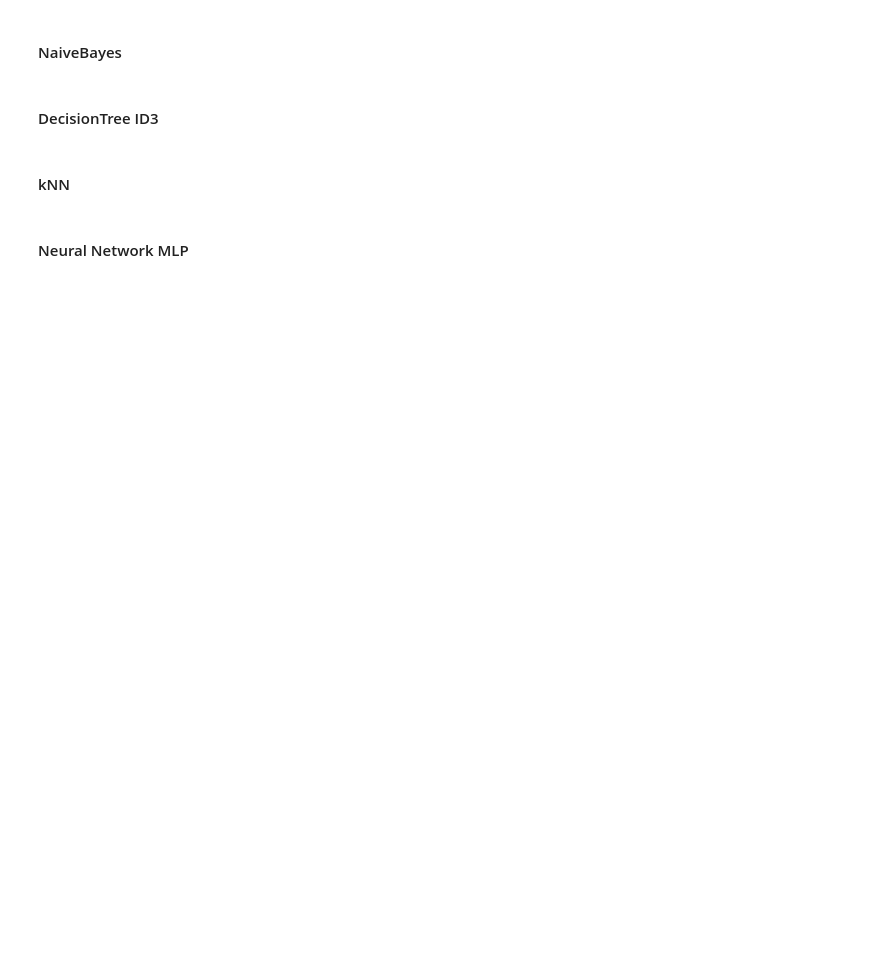
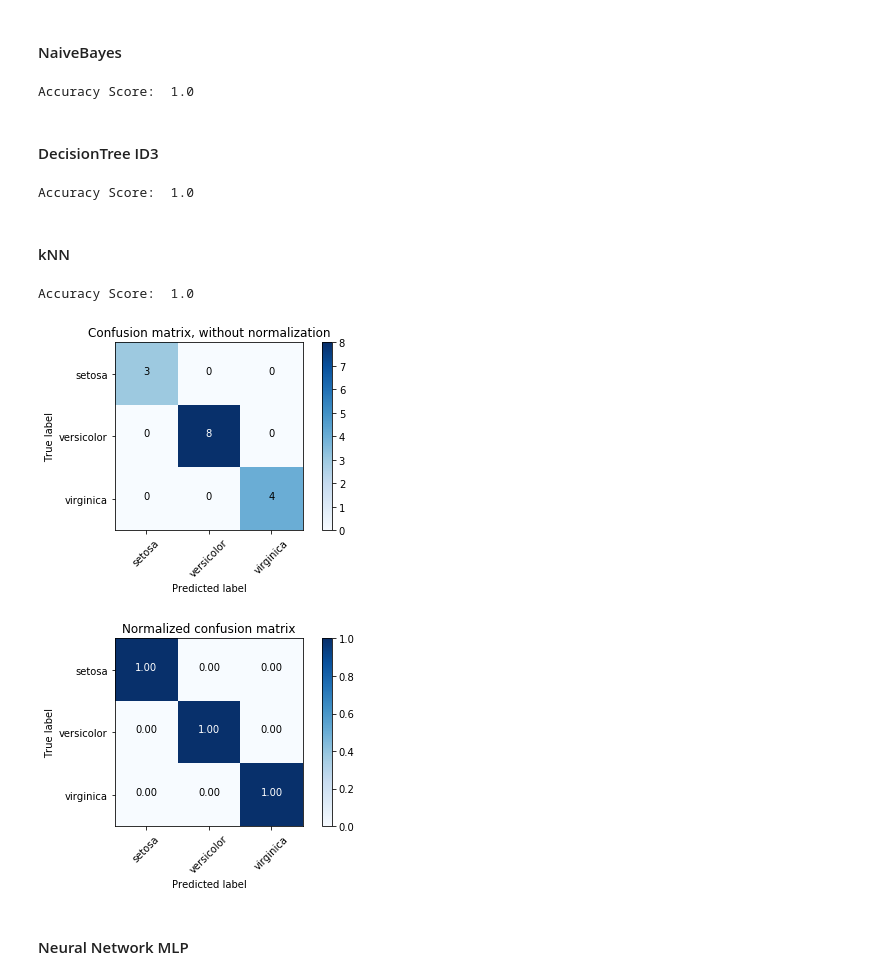
Before and after one commit to ermasavior/scikit-learn-ML, a Jupyter notebook: Tucil2_13516072.ipynb, the cells around one changed output. Saved outputs shown, nothing was run; the diff lists cells and outputs as text; code cells hidden in the pictures; blank space fills up the shorter version.

Commit message:
Add conf matrix, save model, write model

```diff
--- a/Tucil2_13516072.ipynb
+++ b/Tucil2_13516072.ipynb
@@ -73,0 +79,13 @@ kNN tidak menghasilkan model/hipotesis
+# %%
+#Classifier kNN
+from sklearn.neighbors import KNeighborsClassifier
+n_neighbors = 9
+
+def getKNNClassifier(X, y):
+    knn_clf = KNeighborsClassifier(n_neighbors)
+    knn_clf.fit(X, y)
+    return knn_clf
+
+X, y = iris.data, iris.target
+knn_clf = getKNNClassifier(X, y)
+knn_clf
@@ -74,11 +96,18 @@ kNN tidak menghasilkan model/hipotesis
 # %% [markdown]
 #### Neural Network MLP
 # %%
+#Classifier MLP
 from sklearn.neural_network import MLPClassifier
+hidden_unit = 15
+def trainMLP(X, y):
+    mlp_clf = MLPClassifier(solver='lbfgs', alpha=1e-5,
+                        hidden_layer_sizes=(hidden_unit,))
+    mlp_clf.fit(X,y)
+    return mlp_clf
+
 X, y = iris.data, iris.target
-mlp_clf = MLPClassifier(solver='lbfgs', alpha=1e-5,
-                    hidden_layer_sizes=(hidden_unit,), random_state=1)
-mlp_clf.fit(X,y)
+mlp_clf = trainMLP(X, y)
+mlp_clf
 # %% [output]
 MLPClassifier(activation='relu', alpha=1e-05, batch_size='auto', beta_1=0.9,
        beta_2=0.999, early_stopping=False, epsilon=1e-08,
@@ -122,0 +155,8 @@ Unit 15   0.488259  0.244144  -0.433670
+# %%
+# Split Train - Test
+from sklearn import model_selection
+from sklearn.model_selection import train_test_split
+
+X, y = iris.data, iris.target
+test_size = 0.1
+X_train, X_test, y_train, y_test = model_selection.train_test_split(X, y, test_size=test_size, random_state=0)
@@ -123,8 +214,47 @@ Unit 15   0.488259  0.244144  -0.433670
 # %% [markdown]
 #### NaiveBayes
+# %%
+#y_pred = ?
+
+# Performance: Accuracy Score
+showAccuracyScore(y_test, y_pred)
+
+# Confusion Matrix
+cnf_matrix = confusion_matrix(y_test, y_pred)
+# Plot
+#showConfusionMatrix(cnf_matrix)
+# %% [output]
+Accuracy Score:  1.0
 # %% [markdown]
 #### DecisionTree ID3
+# %%
+#y_pred = ?
+
+# Performance: Accuracy Score
+showAccuracyScore(y_test, y_pred)
+
+# Confusion Matrix
+cnf_matrix = confusion_matrix(y_test, y_pred)
+# Plot
+#showConfusionMatrix(cnf_matrix)
+# %% [output]
+Accuracy Score:  1.0
 # %% [markdown]
 #### kNN
+# %%
+knn_split = getKNNClassifier(X_train, y_train)
+y_pred = knn_split.predict(X_test)
+
+# Performance: Accuracy Score
+showAccuracyScore(y_test, y_pred)
+
+# Confusion Matrix
+cnf_matrix = confusion_matrix(y_test, y_pred)
+# Plot
+showConfusionMatrix(cnf_matrix)
+# %% [output]
+Accuracy Score:  1.0
+[figure, added]
+[figure, added]
 # %% [markdown]
 #### Neural Network MLP
```
Also changed, not shown: parts of 18 cells of this notebook, 3 other files.
